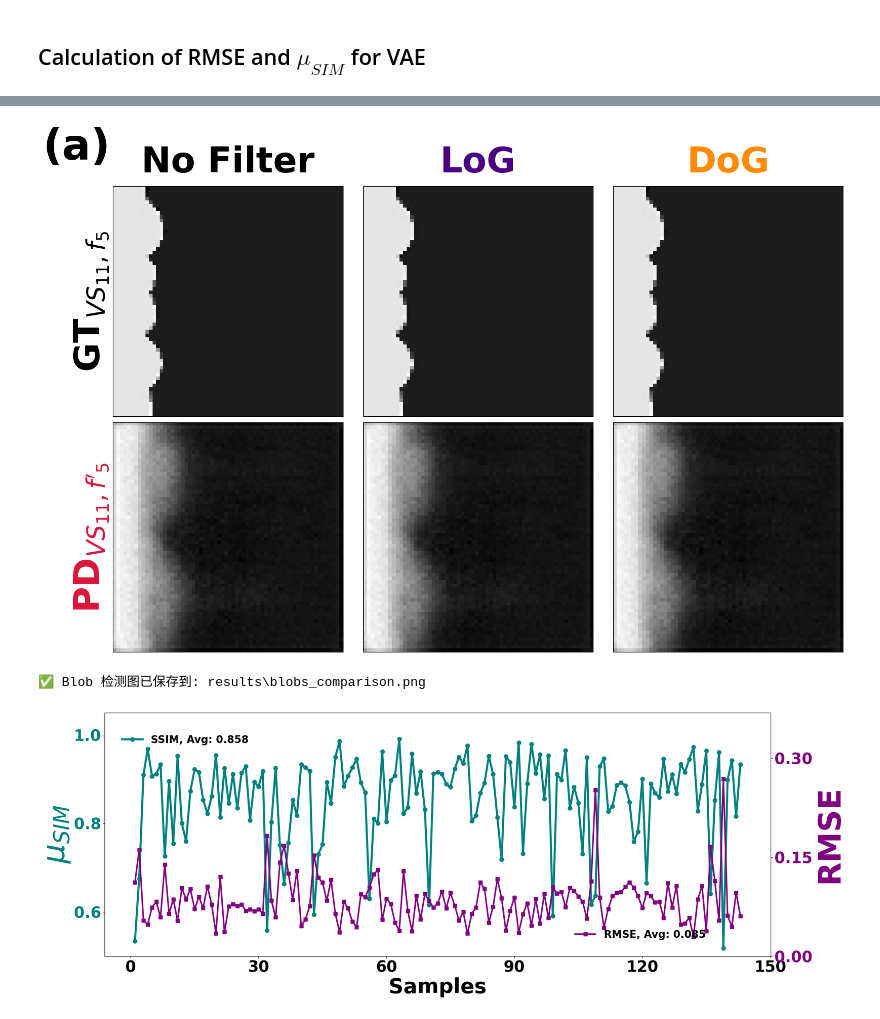
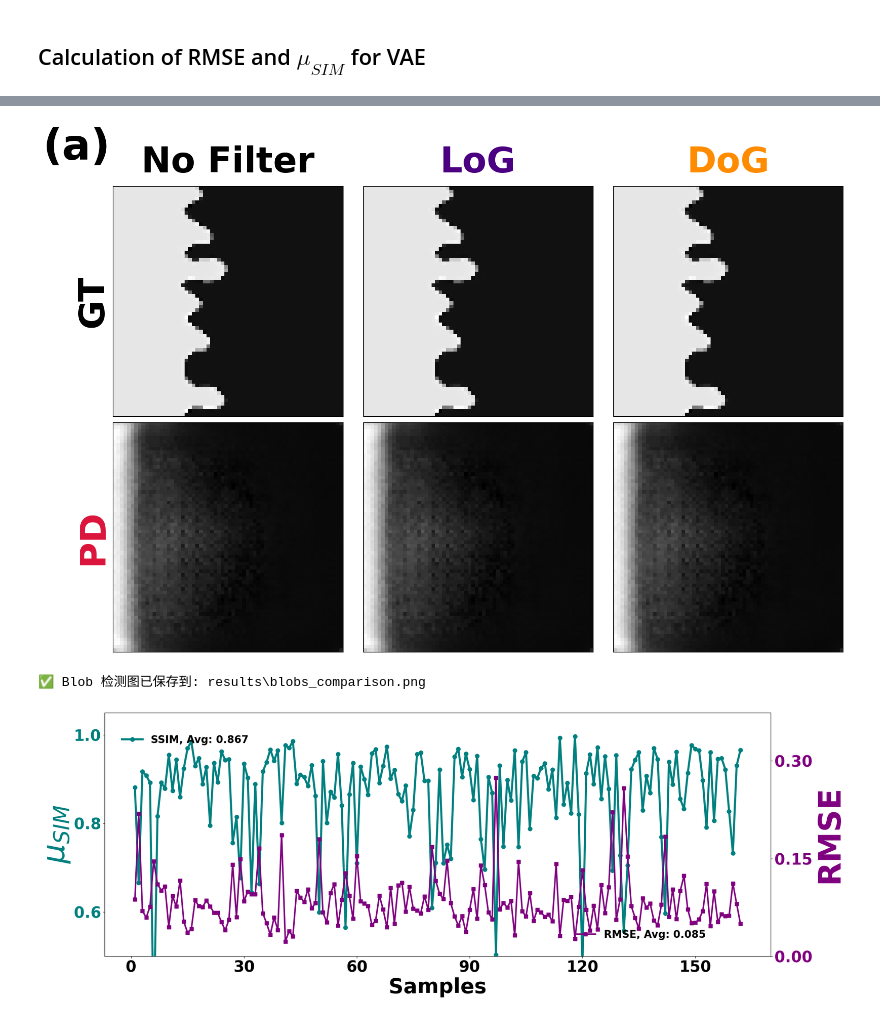
Before and after one commit to anilkunwar/dendrites_pfm_vae, a Jupyter notebook: generative_ai/step4_quantification.ipynb, the cells around one changed output, grey strips where cells are left out. Cells and saved outputs as stored; diff of their text form; code cells hidden in the pictures.

```diff
--- a/generative_ai/step4_quantification.ipynb
+++ b/generative_ai/step4_quantification.ipynb
@@ -14,7 +14,8 @@ device = torch.device('cuda' if torch.cuda.is_available() else 'cpu')
 test_dataset = DendritePFMDataset((3, 64, 64), os.path.join("data", "dataset_split.json"), split="test")
 test_dataloader = DataLoader(dataset=test_dataset, batch_size=1, shuffle=True)
 
-vae = torch.load(os.path.join("ckpt", "CVAE.ckpt")).to(device)
+vae = torch.load(os.path.join(
+    "../tmp/results/V4_noise0.1_edge0.001_fft0.001_tv0.0005_smooth0.005_grad0.05_20251114_115424", "ckpt", "CVAE.ckpt")).to(device)
 
 rmses = []
 ssims = []
@@ -90,7 +91,7 @@ for c in range(C):
     ########### 第一行（GT） ###########
     ax1 = fig.add_subplot(2, 3, 1)
     ax1.imshow(gt_img, cmap="gray")
-    ax1.set_title(f"GT Channel {c}", color="blue", fontsize=24, weight="bold")
+    ax1.set_title("Shape Index (eta)", color="blue", fontsize=24, weight="bold")
     ax1.scatter(px_gt, py_gt, color='magenta', label=f"|s-{target}|<{delta}", **scatter_settings)
     ax1.scatter(px_gt_s, py_gt_s, color='cyan', label=f"|s_smooth-{target}|<{delta}", **scatter_settings)
     ax1.set_ylabel("Ground Truth", fontsize=24, weight="bold")
@@ -108,7 +109,7 @@ for c in range(C):
 
     ax3 = fig.add_subplot(2, 3, 3)
     ax3.imshow(s_gt_smooth, cmap="gray")
-    ax3.set_title(f"GT ShapeIndex σ={sigma}", fontsize=20, weight='bold')
+    ax3.set_title(f"Gaussian smooth σ={sigma}", fontsize=20, weight='bold')
 
     ########### 第二行（Predicted） ###########
     ax4 = fig.add_subplot(2, 3, 4)
@@ -141,7 +142,7 @@ for c in range(C):
 
     plt.tight_layout()
 
-    save_path = os.path.join("results", f"shape_index_compare_channel_{c}.png")
+    save_path = os.path.join("../tmp/results", f"shape_index_compare_channel_{c}.png")
     os.makedirs(os.path.dirname(save_path), exist_ok=True)
     plt.savefig(save_path, transparent=True, dpi=300)
     plt.show()
@@ -165,9 +166,9 @@ from math import sqrt
 img_gt = x.detach().cpu().numpy()[0, 0, :, :]
 img_pd = recon_x.detach().cpu().numpy()[0, 0, :, :]
 
-vs, f = 11, 5  # 可按需修改
-VS_F = r"$_{VS_{%s}, f_{%s}}$"%(vs,f)
-VS_F_P = r"$_{VS_{%s}, f'_{%s}}$"%(vs,f)
+# vs, f = 11, 5  # 可按需修改
+# VS_F = r"$_{VS_{%s}, f_{%s}}$"%(vs,f)
+# VS_F_P = r"$_{VS_{%s}, f'_{%s}}$"%(vs,f)
 
 # ========== Blob 检测 ==========
 log_gt = blob_log(img_gt, max_sigma=30, num_sigma=10, threshold=0.1)
@@ -187,7 +188,7 @@ Algo = ["LoG", "DoG"]
 
 # --- 上排: Ground Truth ---
 ax1.imshow(img_gt, cmap="gray")
-ax1.set_ylabel('GT' + VS_F, fontsize=50, weight='bold', color='k')
+ax1.set_ylabel('GT', fontsize=50, weight='bold', color='k')
 ax1.set_title("No Filter", fontsize=50, weight='bold', pad=20)
 
 ax2.imshow(img_gt, cmap="gray")
@@ -198,7 +199,7 @@ ax3.set_title(Algo[1], fontsize=50, weight='bold', color='darkorange', pad=20)
 
 # --- 下排: Predicted ---
 ax4.imshow(img_pd, cmap="gray")
-ax4.set_ylabel('PD' + VS_F_P, fontsize=50, weight='bold', color='crimson')
+ax4.set_ylabel('PD', fontsize=50, weight='bold', color='crimson')
 
 ax5.imshow(img_pd, cmap="gray")
 ax6.imshow(img_pd, cmap="gray")
@@ -208,35 +209,35 @@ for ax in [ax1, ax2, ax3, ax4, ax5, ax6]:
     ax.tick_params(axis='both', labelcolor='black', labelsize=45, bottom=False, top=False,
                    left=False, right=False, labelbottom=False, labelleft=False)
 
 # --- 绘制 GT blobs ---
 for blob in log_gt:
     y, x, r = blob
     ax2.add_patch(plt.Circle((x, y), r, color='lime', linewidth=4, fill=False))
 for blob in dog_gt:
     y, x, r = blob
     ax3.add_patch(plt.Circle((x, y), r, color='lime', linewidth=4, fill=False))
 
 # --- 绘制 PD blobs ---
 for blob in log_pd:
     y, x, r = blob
     ax5.add_patch(plt.Circle((x, y), r, color='orangered', linewidth=4, fill=False))
 for blob in dog_pd:
     y, x, r = blob
     ax6.add_patch(plt.Circle((x, y), r, color='orangered', linewidth=4, fill=False))
 
 # --- 标签 ---
 ax1.text(-20, -8, "(a)", fontsize=60, weight='bold', color='k')
 
 plt.tight_layout()
 
-save_path = os.path.join("results", "blobs_comparison.png")
+save_path = os.path.join("../tmp/results", "blobs_comparison.png")
 os.makedirs(os.path.dirname(save_path), exist_ok=True)
 plt.savefig(save_path, transparent=True, dpi=300)
 plt.show()
 
 print(f"✅ Blob 检测图已保存到: {save_path}")
 # %% [output]
-[figure, old version]
+[figure, new version]
 ✅ Blob 检测图已保存到: results\blobs_comparison.png
 # %%
 # 可选：平均值
@@ -289,4 +290,4 @@ for label in ax2.get_yticklabels(): label.set_fontweight('bold')
 plt.tight_layout()
 plt.show()
 # %% [output]
-[figure, old version]
+[figure, new version]
```
Also changed, not shown: parts of 1 cell of this notebook, 5 other files.
